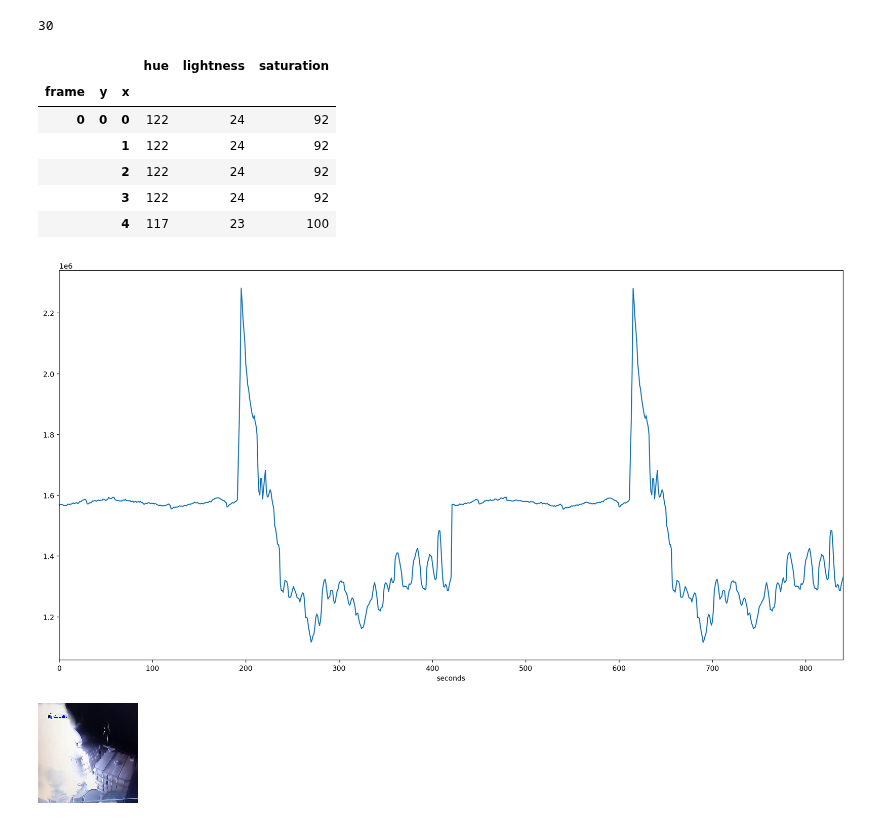
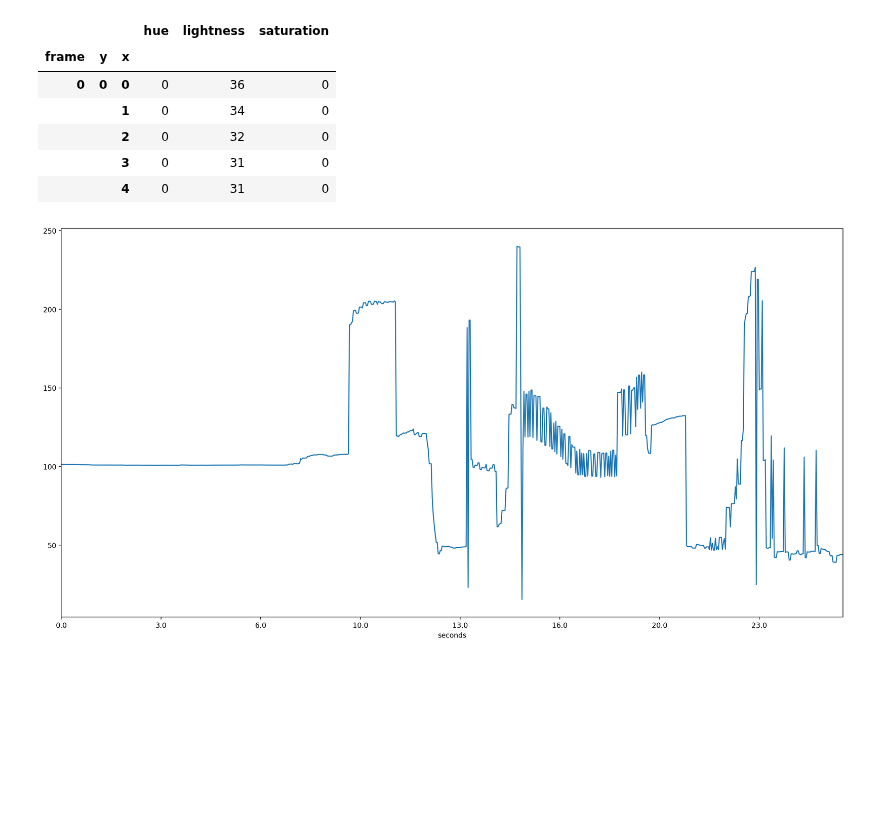
Before and after one commit to dream-team-nadia-woody/epilator, a Jupyter notebook: video_testing.ipynb, the cells around one changed output. Saved outputs shown, nothing was run; the diff lists cells and outputs as text; code cells hidden in the pictures; blank space fills up the shorter version.

```diff
--- a/video_testing.ipynb
+++ b/video_testing.ipynb
@@ -14,36 +15,27 @@ warnings.simplefilter("ignore")
 %config InlineBackend.figure_format = 'retina'
 # %%
 reload(v)
-df= v.get_vid_df('videos/Plant explosion caught on camera.mp4')
-df.attrs['fps']
+df= v.get_vid_df('videos/Banned Pokemon Seizure Scene.mp4')
+fps = df.attrs['fps']
-# %% [output]
-30
 # %%
 df.head()
 # %% [output]
 |  |  |  | hue | lightness | saturation |
 | frame | y | x |  |  |  |
-| 0 | 0 | 0 | 122 | 24 | 92 |
-|  |  | 1 | 122 | 24 | 92 |
-|  |  | 2 | 122 | 24 | 92 |
-|  |  | 3 | 122 | 24 | 92 |
-|  |  | 4 | 117 | 23 | 100 |
+| 0 | 0 | 0 | 0 | 36 | 0 |
+|  |  | 1 | 0 | 34 | 0 |
+|  |  | 2 | 0 | 32 | 0 |
+|  |  | 3 | 0 | 31 | 0 |
+|  |  | 4 | 0 | 31 | 0 |
 # %%
 plt.figure(figsize=(20,10))
-val = df.groupby('frame').lightness.sum().plot.line()
+val = df.groupby('frame').lightness.mean().plot.line()
 val.set_xlim((0,df.index.get_level_values(0).max()))
 
-# val.set_xticklabels(val.get_xticks() // fps)
+val.set_xticklabels(val.get_xticks() // fps)
 val.set_xlabel('seconds')
 plt.show()
 # %% [output]
-[figure, old version]
+[figure, new version]
 # %%
 df.attrs['fps'] = 30
-# %%
-from PIL import Image
-frame = df[df.index.get_level_values(0) == 400].to_numpy().reshape((100,100,3))
-frame = cvtColor(frame,COLOR_HLS2RGB)
-Image.fromarray(frame)
-# %% [output]
-[figure, removed]
```
Also changed, not shown: parts of 2 cells of this notebook, 2 other files.
